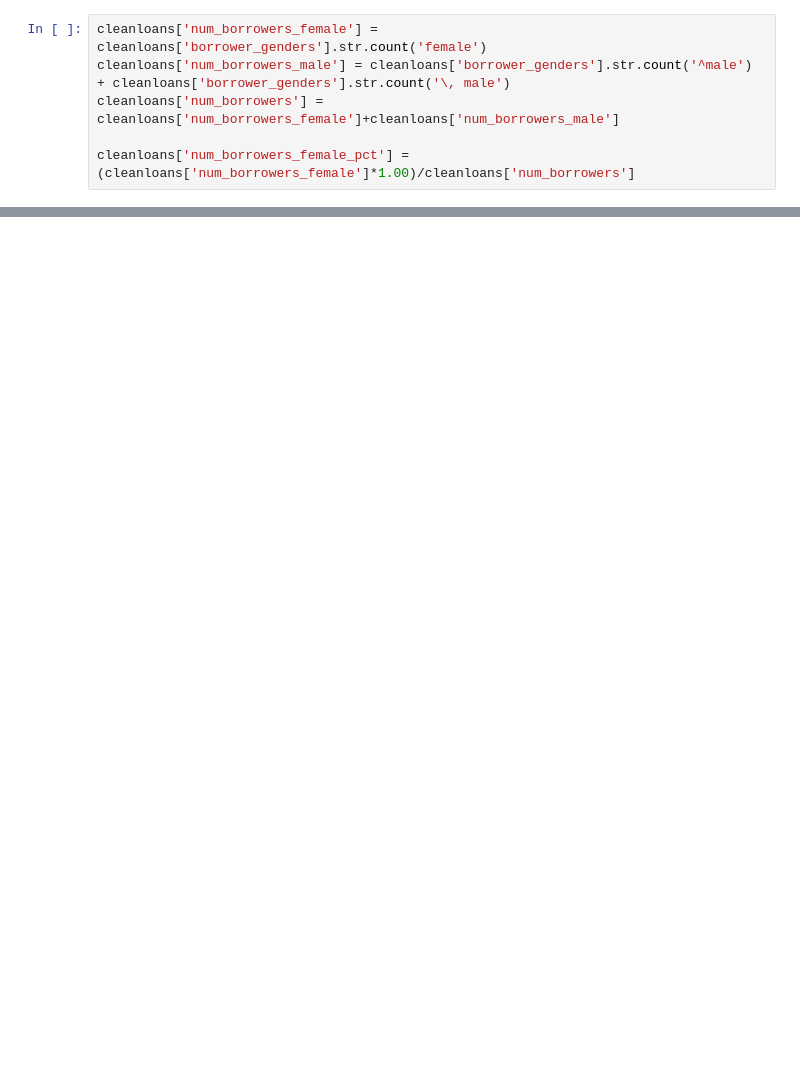
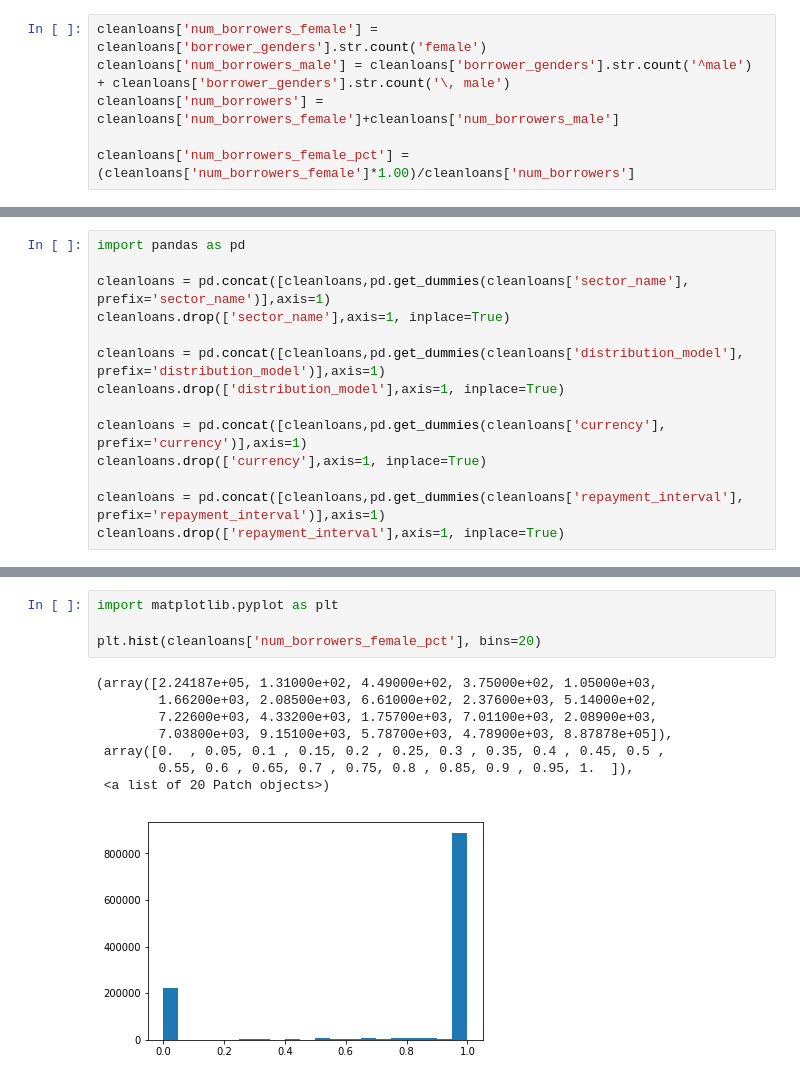
Before and after one commit to georgetown-analytics/Kiva, a Jupyter notebook: Kivainvestigation_Tom.ipynb, the cells around one changed output, grey strips where cells are left out. Saved outputs shown, nothing was run; the diff lists cells and outputs as text; blank space fills up the shorter version.

```diff
--- a/Kivainvestigation_Tom.ipynb
+++ b/Kivainvestigation_Tom.ipynb
@@ -81,0 +112,14 @@ cleanloans[cleanloans['num_borrowers_female_pct'] == .5]
+# %%
+import pandas as pd
+
+cleanloans = pd.concat([cleanloans,pd.get_dummies(cleanloans['sector_name'], prefix='sector_name')],axis=1)
+cleanloans.drop(['sector_name'],axis=1, inplace=True)
+
+cleanloans = pd.concat([cleanloans,pd.get_dummies(cleanloans['distribution_model'], prefix='distribution_model')],axis=1)
+cleanloans.drop(['distribution_model'],axis=1, inplace=True)
+
+cleanloans = pd.concat([cleanloans,pd.get_dummies(cleanloans['currency'], prefix='currency')],axis=1)
+cleanloans.drop(['currency'],axis=1, inplace=True)
+
+cleanloans = pd.concat([cleanloans,pd.get_dummies(cleanloans['repayment_interval'], prefix='repayment_interval')],axis=1)
+cleanloans.drop(['repayment_interval'],axis=1, inplace=True)
@@ -81,0 +178,13 @@ cleanloans[cleanloans['num_borrowers_female_pct'] == .5]
+# %%
+import matplotlib.pyplot as plt
+
+plt.hist(cleanloans['num_borrowers_female_pct'], bins=20)
+# %% [output]
+(array([2.24187e+05, 1.31000e+02, 4.49000e+02, 3.75000e+02, 1.05000e+03,
+        1.66200e+03, 2.08500e+03, 6.61000e+02, 2.37600e+03, 5.14000e+02,
+        7.22600e+03, 4.33200e+03, 1.75700e+03, 7.01100e+03, 2.08900e+03,
+        7.03800e+03, 9.15100e+03, 5.78700e+03, 4.78900e+03, 8.87878e+05]),
+ array([0.  , 0.05, 0.1 , 0.15, 0.2 , 0.25, 0.3 , 0.35, 0.4 , 0.45, 0.5 ,
+        0.55, 0.6 , 0.65, 0.7 , 0.75, 0.8 , 0.85, 0.9 , 0.95, 1.  ]),
+ <a list of 20 Patch objects>)
+[figure, added]
```
Also changed, not shown: parts of 12 cells of this notebook.
